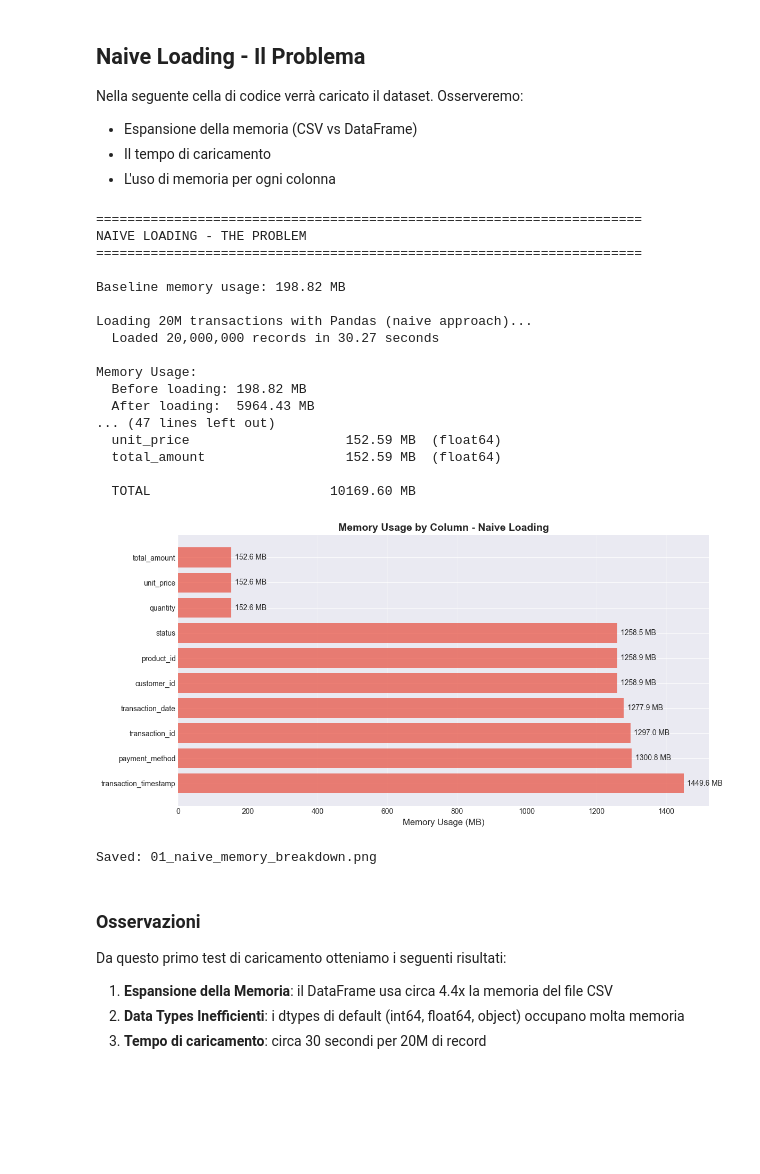
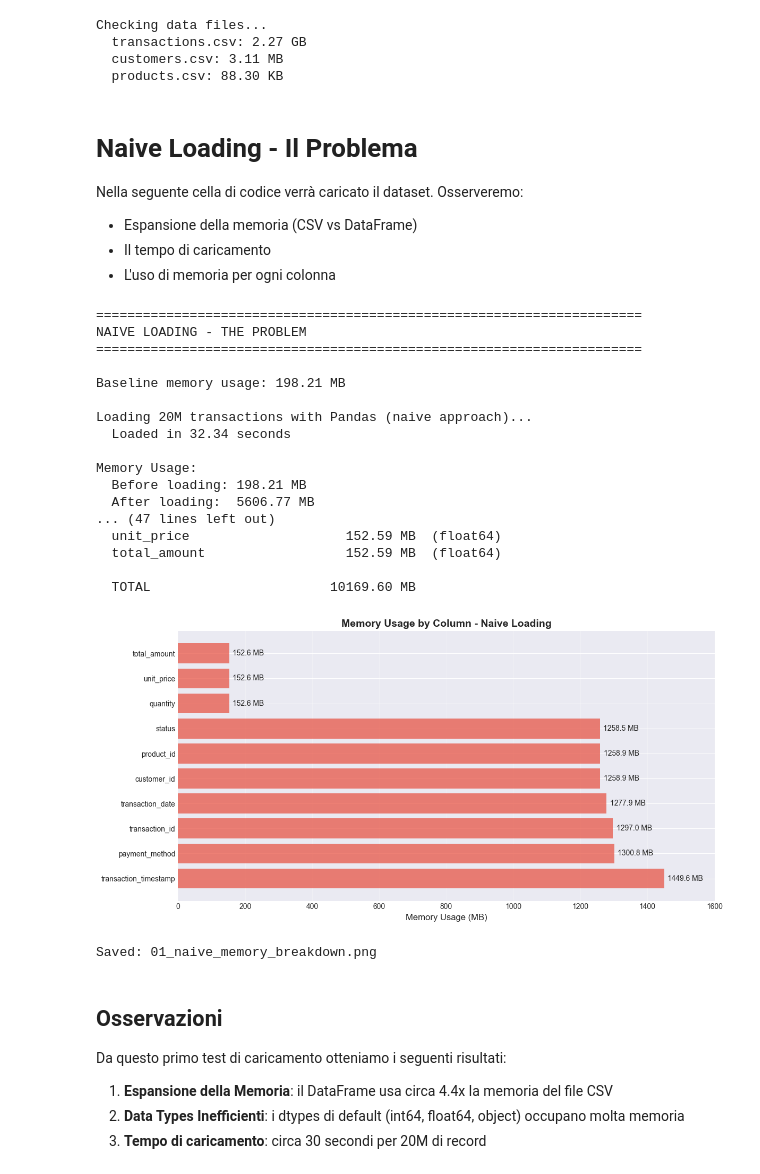
Before and after one commit to paolodvnz/bigdata-ecommerce-project, a Jupyter notebook: notebooks/01_pandas_limits.ipynb, the cells around one changed output. Saved outputs shown, nothing was run; the diff lists cells and outputs as text; code cells hidden in the pictures; blank space fills up the shorter version.

```diff
--- a/notebooks/01_pandas_limits.ipynb
+++ b/notebooks/01_pandas_limits.ipynb
@@ -104,5 +78,31 @@ Results will be saved to: ../results
+# %%
+# PATHS CONFIGURATION
+
+# Data paths
+DATA_DIR = Path("../data/sample/")
+RESULTS_DIR = Path("../results")
+GRAPH_DIR = Path("../docs/graphs")
+
+# File paths
+TRANSACTIONS_FILE = DATA_DIR / "transactions.csv"
+CUSTOMERS_FILE = DATA_DIR / "customers.csv"
+PRODUCTS_FILE = DATA_DIR / "products.csv"
+
+# Verify files exist
+print("Checking data files...")
+for file_path in [TRANSACTIONS_FILE, CUSTOMERS_FILE, PRODUCTS_FILE]:
+    if file_path.exists():
+        size = file_path.stat().st_size
+        print(f"  {file_path.name}: {format_bytes(size)}")
+    else:
+        print(f"  {file_path.name}: NOT FOUND")
+# %% [output]
+Checking data files...
+  transactions.csv: 2.27 GB
+  customers.csv: 3.11 MB
+  products.csv: 88.30 KB
 # %% [markdown]
-## Naive Loading - Il Problema
+# Naive Loading - Il Problema
 
 Nella seguente cella di codice verrà caricato il dataset. Osserveremo:
 
@@ -132,7 +132,7 @@ load_time = time.time() - start_time
 mem_after = get_memory_usage()
 mem_used = mem_after - mem_before
 
-print(f"  Loaded {len(df):,} records in {load_time:.2f} seconds")
+print(f"  Loaded in {load_time:.2f} seconds")
 print(f"\nMemory Usage:")
 print(f"  Before loading: {mem_before:.2f} MB")
 print(f"  After loading:  {mem_after:.2f} MB")
@@ -146,6 +146,7 @@ print(f"\nFile vs Memory:")
 print(f"  CSV file size:     {file_size_mb:.2f} MB")
 print(f"  DataFrame memory:  {data_mem:.2f} MB")
 print(f"  Expansion factor:  {expansion_factor:.2f}x")
+
 # DataFrame info
 print("\n" + "="*70)
 print("DATAFRAME INFO")
@@ -175,41 +176,42 @@ plt.figure(figsize=(12, 6))
 top_cols = memory_by_column[memory_by_column.index != 'Index'].nlargest(10)
 
 plt.barh(range(len(top_cols)), top_cols.values, color='#e74c3c', alpha=0.7)
 plt.yticks(range(len(top_cols)), top_cols.index)
 plt.xlabel('Memory Usage (MB)', fontsize=12)
+plt.xlim(0, 1600)
 plt.title('Memory Usage by Column - Naive Loading', fontsize=14, fontweight='bold')
 plt.grid(axis='x', alpha=0.3)
 
 for i, v in enumerate(top_cols.values):
     plt.text(v + 10, i, f'{v:.1f} MB', va='center')
 
 plt.tight_layout()
 plt.savefig(GRAPH_DIR / '01_naive_memory_breakdown.png', dpi=300, bbox_inches='tight')
 plt.show()
 
 print(f"\nSaved: 01_naive_memory_breakdown.png")
 # %% [output]
 ======================================================================
 NAIVE LOADING - THE PROBLEM
 ======================================================================
 
-Baseline memory usage: 198.82 MB
+Baseline memory usage: 198.21 MB
 
 Loading 20M transactions with Pandas (naive approach)...
-  Loaded 20,000,000 records in 30.27 seconds
+  Loaded in 32.34 seconds
 
 Memory Usage:
-  Before loading: 198.82 MB
-  After loading:  5964.43 MB
+  Before loading: 198.21 MB
+  After loading:  5606.77 MB
 ... (47 lines left out)
   unit_price                    152.59 MB  (float64)
   total_amount                  152.59 MB  (float64)
 
   TOTAL                       10169.60 MB
-[figure, old version]
+[figure, new version]
 Saved: 01_naive_memory_breakdown.png
 # %% [markdown]
-### Osservazioni
+## Osservazioni
 
 Da questo primo test di caricamento otteniamo i seguenti risultati:
 
```
Also changed, not shown: parts of 13 cells of this notebook, 22 other files.
